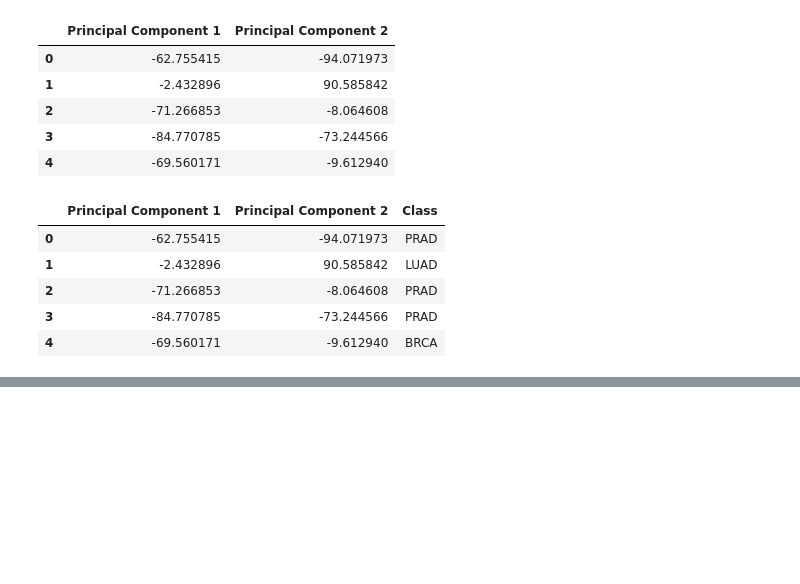
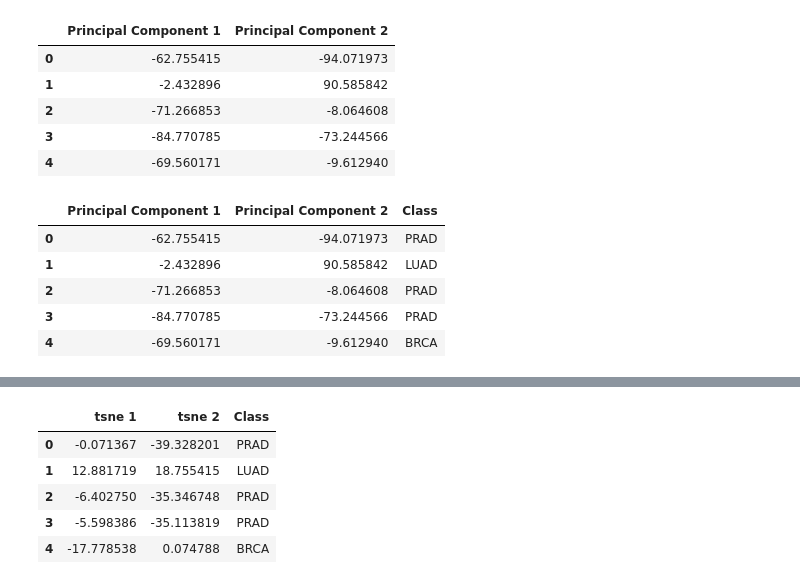
Before and after one commit to a-nadeem9/tcga-pancancer-analysis, a Jupyter notebook: analysis.ipynb, the cells around one changed output, grey strips where cells are left out. Drawn from its saved outputs; the diff is of its cells as text; code cells hidden in the pictures; blank space fills up the shorter version.

```diff
--- a/analysis.ipynb
+++ b/analysis.ipynb
@@ -181,0 +198,10 @@ for lab, color in zip(labels_list, colors):
+# %%
+tsne_concat_df = pd.concat([tsne_df, y['Class']], axis=1)
+tsne_concat_df.head()
+# %% [output]
+|  | tsne 1 | tsne 2 | Class |
+| 0 | -0.071367 | -39.328201 | PRAD |
+| 1 | 12.881719 | 18.755415 | LUAD |
+| 2 | -6.402750 | -35.346748 | PRAD |
+| 3 | -5.598386 | -35.113819 | PRAD |
+| 4 | -17.778538 | 0.074788 | BRCA |
```
Also changed, not shown: parts of 10 cells of this notebook.
